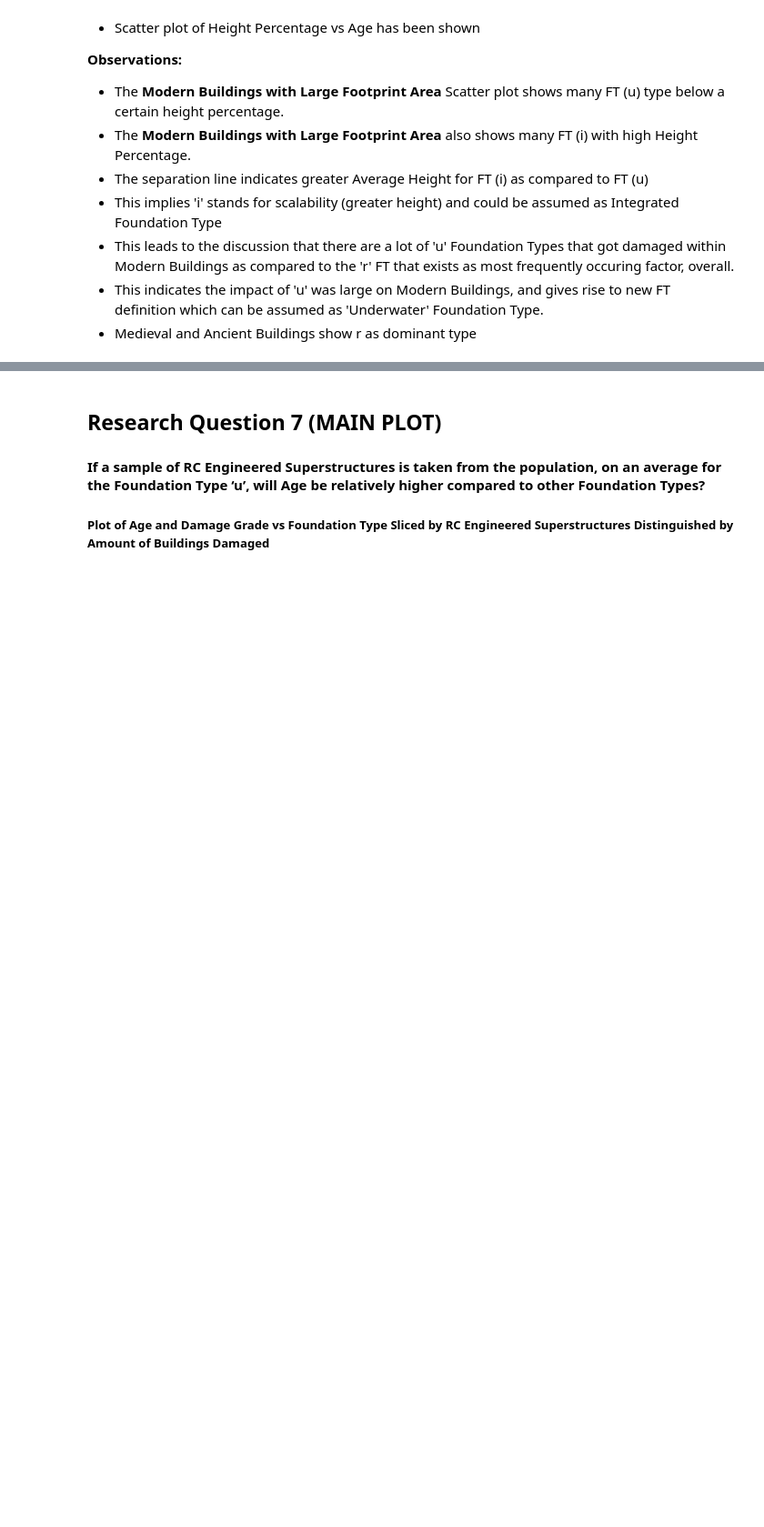
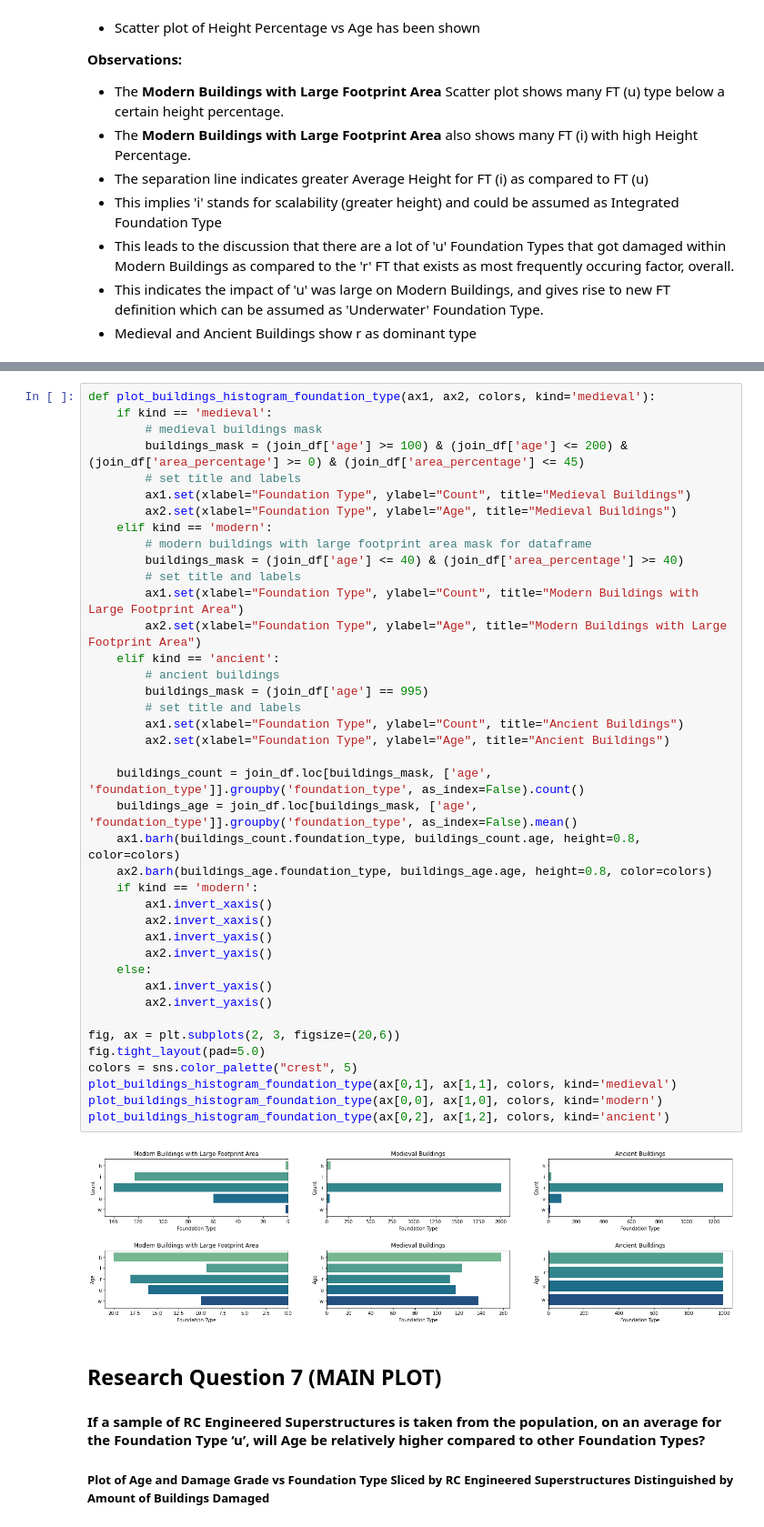
Before and after one commit to DS-Group22-ADP/Practical-Project, a Jupyter notebook: notebooks/Exploratory-Data-Analysis.ipynb, the cells around one changed output, grey strips where cells are left out. Shown: that part at 91% size. Drawn from its saved outputs; the diff is of its cells as text; blank space fills up the shorter version.

```diff
--- a/notebooks/Exploratory-Data-Analysis.ipynb
+++ b/notebooks/Exploratory-Data-Analysis.ipynb
@@ -1720,3 +1664,45 @@ plot_buildings_histogram_foundation_type(ax[1,2], ax[2,2], colors, kind='ancient
+# %%
+def plot_buildings_histogram_foundation_type(ax1, ax2, colors, kind='medieval'):
+    if kind == 'medieval':
+        # medieval buildings mask
+        buildings_mask = (join_df['age'] >= 100) & (join_df['age'] <= 200) & (join_df['area_percentage'] >= 0) & (join_df['area_percentage'] <= 45)
+        # set title and labels
+        ax1.set(xlabel="Foundation Type", ylabel="Count", title="Medieval Buildings")
+        ax2.set(xlabel="Foundation Type", ylabel="Age", title="Medieval Buildings")
+    elif kind == 'modern':
+        # modern buildings with large footprint area mask for dataframe
+        buildings_mask = (join_df['age'] <= 40) & (join_df['area_percentage'] >= 40)
+        # set title and labels
+        ax1.set(xlabel="Foundation Type", ylabel="Count", title="Modern Buildings with Large Footprint Area")
+        ax2.set(xlabel="Foundation Type", ylabel="Age", title="Modern Buildings with Large Footprint Area")
+    elif kind == 'ancient':
+        # ancient buildings
+        buildings_mask = (join_df['age'] == 995)
+        # set title and labels
+        ax1.set(xlabel="Foundation Type", ylabel="Count", title="Ancient Buildings")
+        ax2.set(xlabel="Foundation Type", ylabel="Age", title="Ancient Buildings")
+
+    buildings_count = join_df.loc[buildings_mask, ['age', 'foundation_type']].groupby('foundation_type', as_index=False).count()
+    buildings_age = join_df.loc[buildings_mask, ['age', 'foundation_type']].groupby('foundation_type', as_index=False).mean()
+    ax1.barh(buildings_count.foundation_type, buildings_count.age, height=0.8, color=colors)
+    ax2.barh(buildings_age.foundation_type, buildings_age.age, height=0.8, color=colors)
+    if kind == 'modern':
+        ax1.invert_xaxis()
+        ax2.invert_xaxis()
+        ax1.invert_yaxis()
+        ax2.invert_yaxis()
+    else:
+        ax1.invert_yaxis()
+        ax2.invert_yaxis()
+
+fig, ax = plt.subplots(2, 3, figsize=(20,6))
+fig.tight_layout(pad=5.0)
+colors = sns.color_palette("crest", 5)
+plot_buildings_histogram_foundation_type(ax[0,1], ax[1,1], colors, kind='medieval')
+plot_buildings_histogram_foundation_type(ax[0,0], ax[1,0], colors, kind='modern')
+plot_buildings_histogram_foundation_type(ax[0,2], ax[1,2], colors, kind='ancient')
+# %% [output]
+[figure, added]
 # %% [markdown]
 ## Research Question 7 (MAIN PLOT)
 
```
Also changed, not shown: parts of 6 cells of this notebook.
